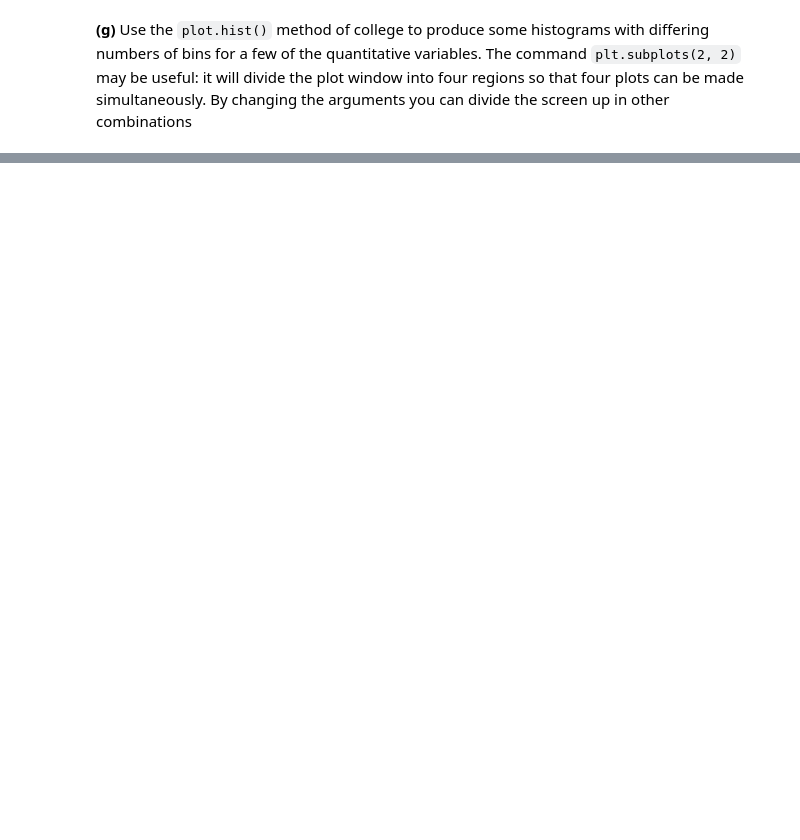
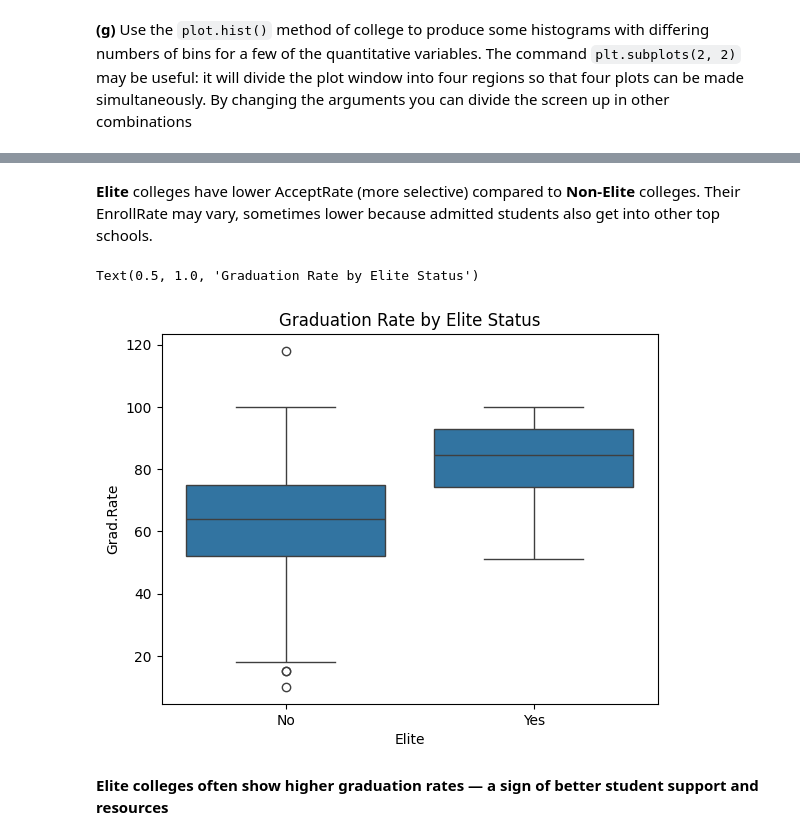
Before and after one commit to nouralahmad89-crypto/Laboration_databehandling, a Jupyter notebook: amerikanska universitet.ipynb, the cells around one changed output, grey strips where cells are left out. Drawn from its saved outputs; the diff is of its cells as text; code cells hidden in the pictures; blank space fills up the shorter version.

```diff
--- a/amerikanska universitet.ipynb
+++ b/amerikanska universitet.ipynb
@@ -188,0 +276,7 @@ Similarly, `Apps` and `Enroll` are also right-skewed, meaning a small number of
+# %%
+college['AcceptRate'] = college['Accept'] / college['Apps'] # create a new column 'AcceptRate'
+college['EnrollRate'] = college['Enroll'] / college['Accept'] # create a new column 'EnrollRate'
+display(college.head())
+#figure out mean value for AcceptRate', 'EnrollRate' after classification by Elite
+avg_Rate= college.groupby('Elite')[['AcceptRate', 'EnrollRate']].mean().round(2)
+avg_Rate
@@ -188,0 +296,11 @@ Similarly, `Apps` and `Enroll` are also right-skewed, meaning a small number of
+# %% [markdown]
+**Elite** colleges have lower AcceptRate (more selective) compared to **Non-Elite** colleges.
+Their EnrollRate may vary, sometimes lower because admitted students also get into other top schools.
+# %%
+sns.boxplot(x='Elite', y='Grad.Rate', data=college) # boxplot to check if Elite colleges have higher graduation rate
+plt.title('Graduation Rate by Elite Status')
+# %% [output]
+Text(0.5, 1.0, 'Graduation Rate by Elite Status')
+[figure, added]
+# %% [markdown]
+**Elite colleges often show higher graduation rates — a sign of better student support and resources**
```
Also changed, not shown: parts of 20 cells of this notebook.
